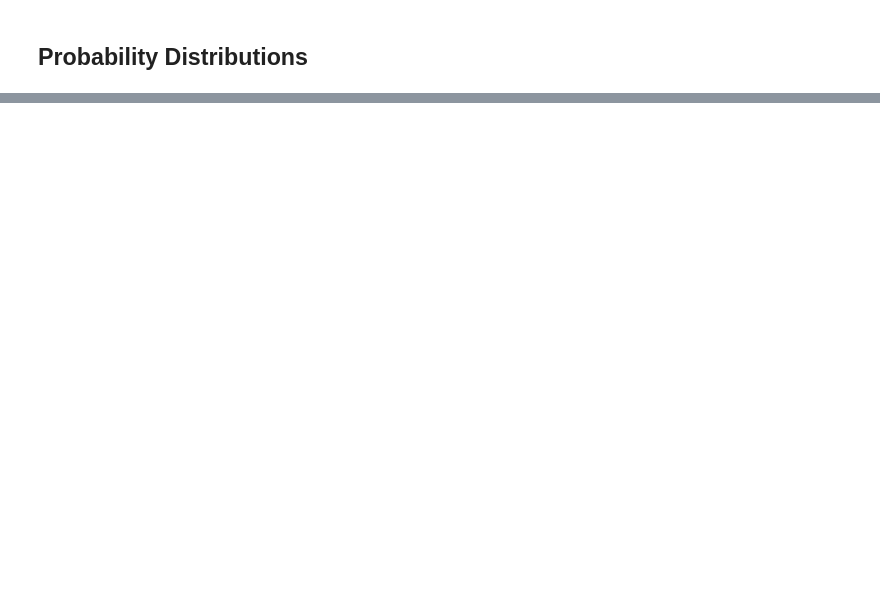
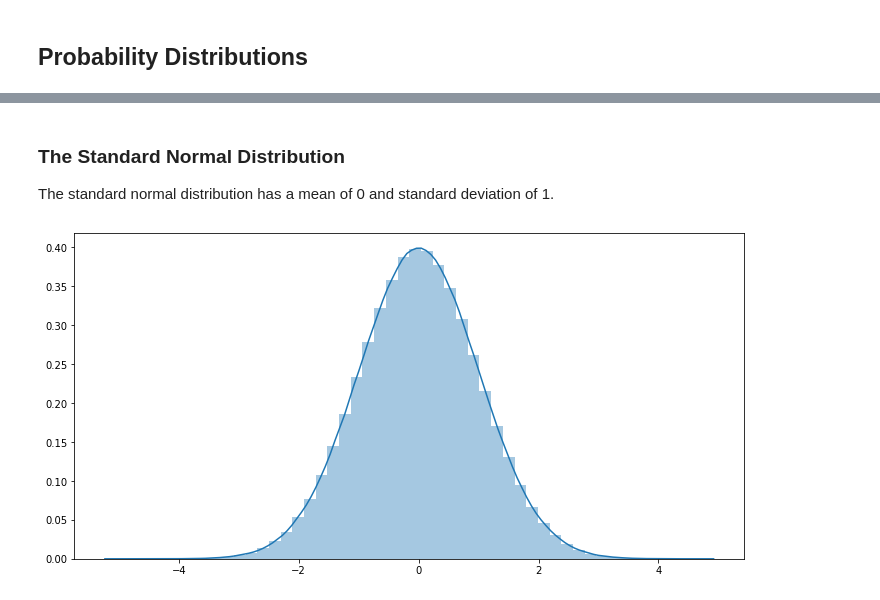
Before and after one commit to jonathanhild/notebooks, a Jupyter notebook: statistics_inferential.ipynb, the cells around one changed output, grey strips where cells are left out. Cells and saved outputs as stored; diff of their text form; code cells hidden in the pictures; blank space fills up the shorter version.

```diff
--- a/statistics_inferential.ipynb
+++ b/statistics_inferential.ipynb
@@ -40,0 +27,10 @@ CDF tells us the probability that some event is less than a particular random va
+# %% [markdown]
+### The Standard Normal Distribution
+The standard normal distribution has a mean of 0 and standard deviation of 1.
+# %%
+snd = norm.rvs(loc=0.0, scale=1.0, size=1_000_000)
+fig, ax = plt.subplots(figsize=(12, 6))
+ax = sns.distplot(snd)
+plt.show()
+# %% [output]
+[figure, added]
```
Also changed, not shown: parts of 26 cells of this notebook.
